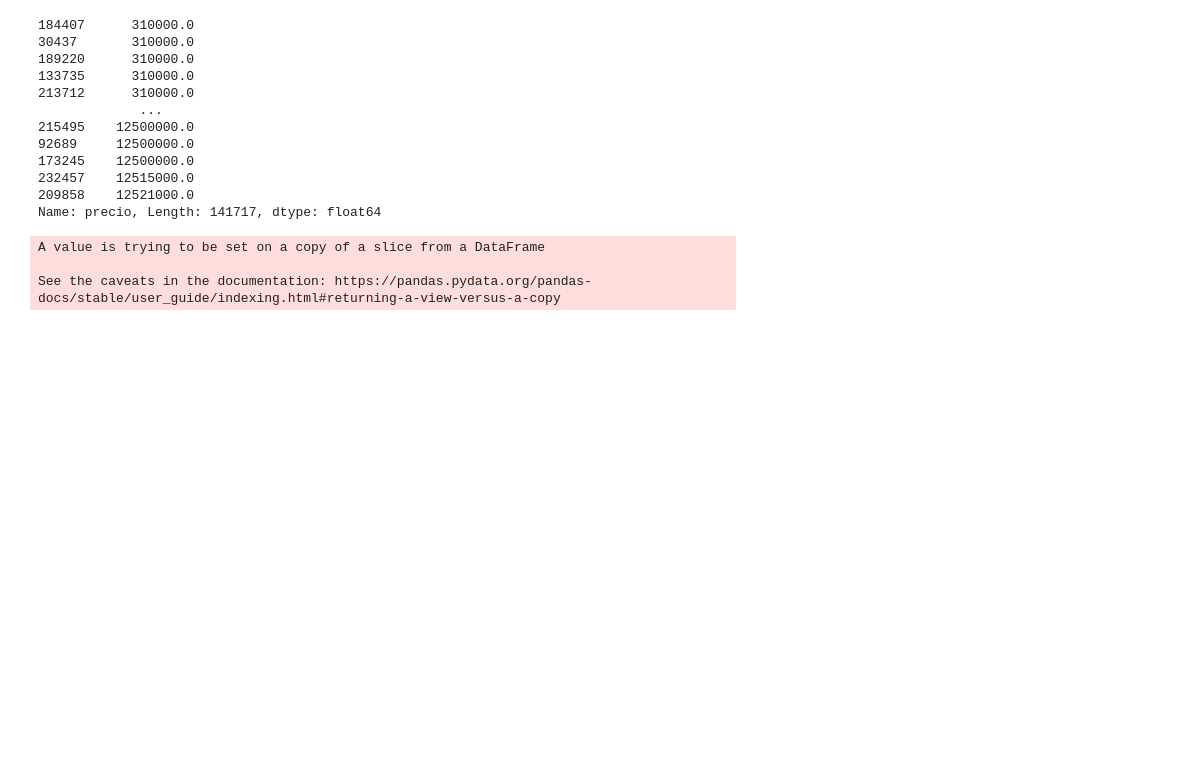
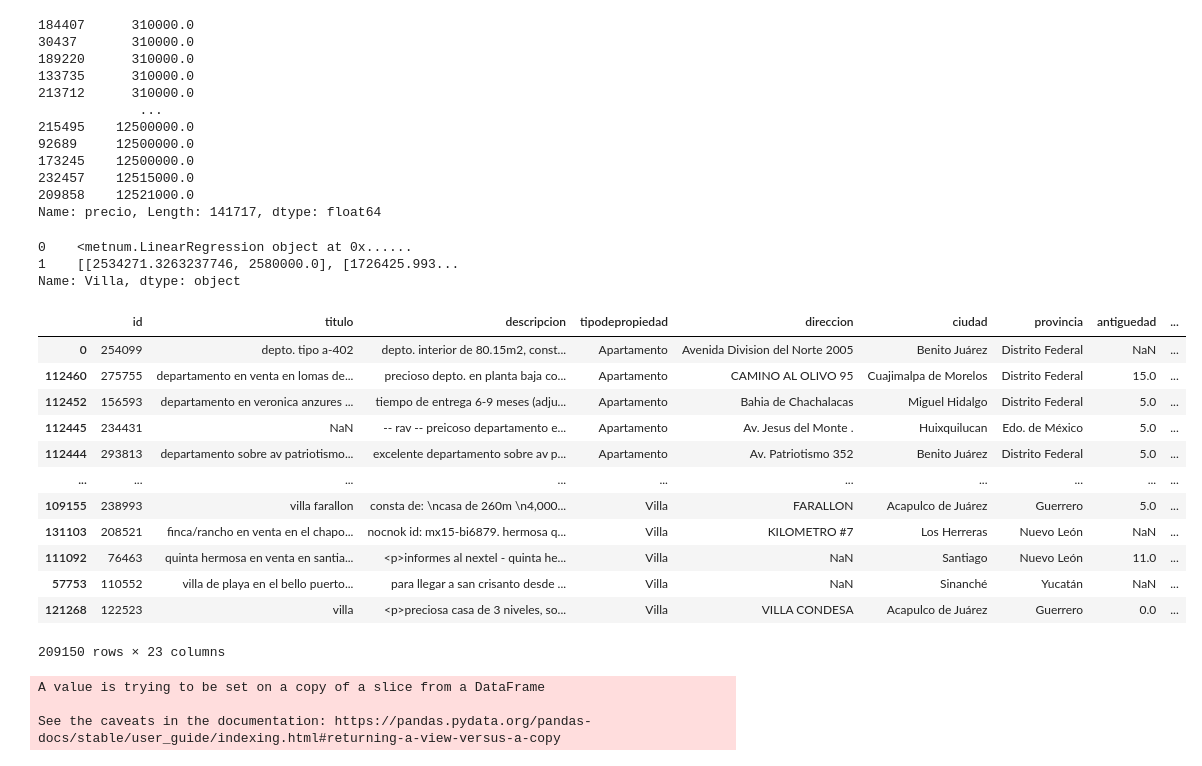
Before and after one commit to ToOrtner/Data-Analysis-properties, a Jupyter notebook: metnum-tp3-2020-1c/notebooks/segmentaciones.ipynb, the cells around one changed output. Cells and saved outputs as stored; diff of their text form; code cells hidden in the pictures; blank space fills up the shorter version.

Commit message:
nuevos analisis

```diff
--- a/metnum-tp3-2020-1c/notebooks/segmentaciones.ipynb
+++ b/metnum-tp3-2020-1c/notebooks/segmentaciones.ipynb
@@ -197,6 +195,27 @@ for f in features:
 df = df.sort_values(segment)
 
 predictions = regresionPorSegmento(df, segment, features)
+predictions['Villa'][0]
+# %% [output]
+0    <metnum.LinearRegression object at 0x......
+1    [[2534271.3263237746, 2580000.0], [1726425.993...
+Name: Villa, dtype: object
+# %%
+df
+# %% [output]
+|  | id | titulo | descripcion | tipodepropiedad | direccion | ciudad | provincia | antiguedad | ... |
+| 0 | 254099 | depto. tipo a-402 | depto. interior de 80.15m2, const... | Apartamento | Avenida Division del Norte 2005 | Benito Juárez | Distrito Federal | NaN | ... |
+| 112460 | 275755 | departamento en venta en lomas de... | precioso depto. en planta baja co... | Apartamento | CAMINO AL OLIVO 95 | Cuajimalpa de Morelos | Distrito Federal | 15.0 | ... |
+| 112452 | 156593 | departamento en veronica anzures ... | tiempo de entrega 6-9 meses (adju... | Apartamento | Bahia de Chachalacas | Miguel Hidalgo | Distrito Federal | 5.0 | ... |
+| 112445 | 234431 | NaN | -- rav -- preicoso departamento e... | Apartamento | Av. Jesus del Monte . | Huixquilucan | Edo. de México | 5.0 | ... |
+| 112444 | 293813 | departamento sobre av patriotismo... | excelente departamento sobre av p... | Apartamento | Av. Patriotismo 352 | Benito Juárez | Distrito Federal | 5.0 | ... |
+| ... | ... | ... | ... | ... | ... | ... | ... | ... | ... |
+| 109155 | 238993 | villa farallon | consta de: \ncasa de 260m \n4,000... | Villa | FARALLON | Acapulco de Juárez | Guerrero | 5.0 | ... |
+| 131103 | 208521 | finca/rancho en venta en el chapo... | nocnok id: mx15-bi6879. hermosa q... | Villa | KILOMETRO #7 | Los Herreras | Nuevo León | NaN | ... |
+| 111092 | 76463 | quinta hermosa en venta en santia... | <p>informes al nextel - quinta he... | Villa | NaN | Santiago | Nuevo León | 11.0 | ... |
+| 57753 | 110552 | villa de playa en el bello puerto... | para llegar a san crisanto desde ... | Villa | NaN | Sinanché | Yucatán | NaN | ... |
+| 121268 | 122523 | villa | <p>preciosa casa de 3 niveles, so... | Villa | VILLA CONDESA | Acapulco de Juárez | Guerrero | 0.0 | ... |
+209150 rows × 23 columns
 # %%
 def print_heat_map(df, x_label, y_label, z_label):
     x_values = df[x_label].unique()
```
Also changed, not shown: parts of 9 cells of this notebook.
